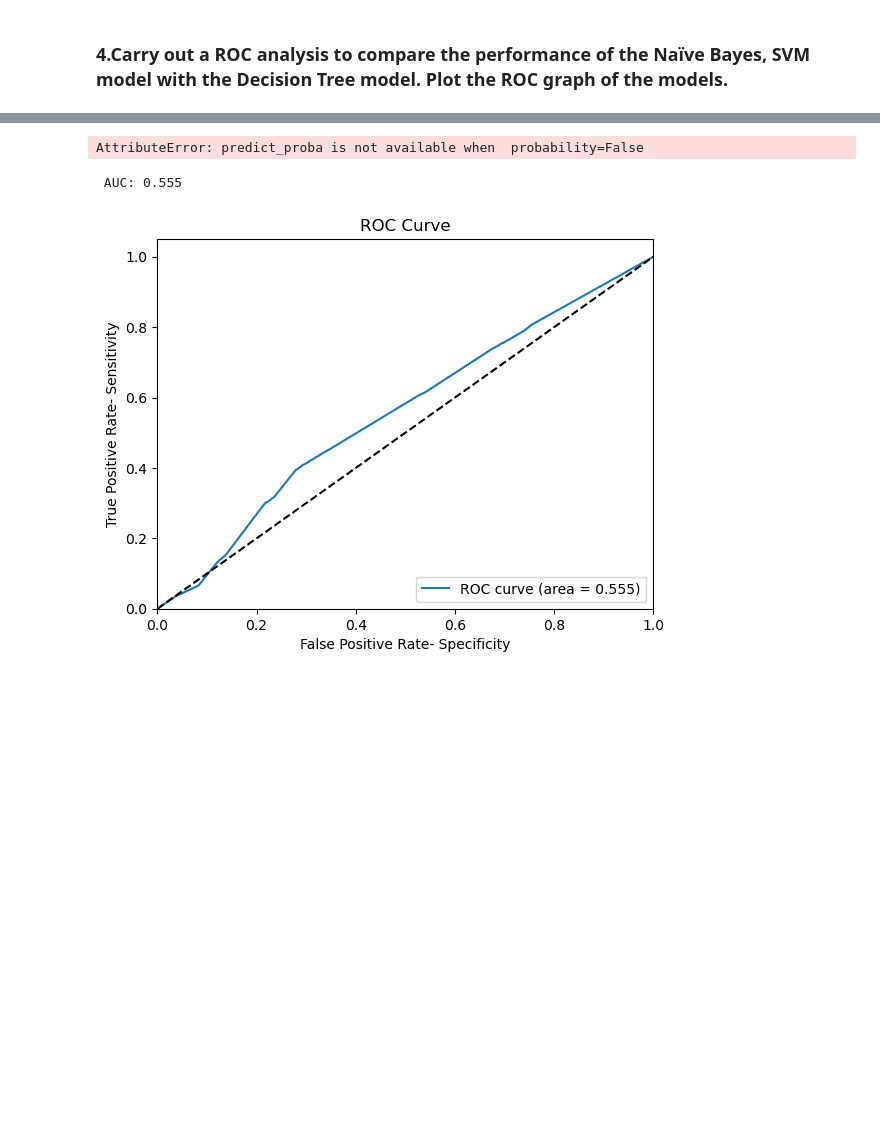
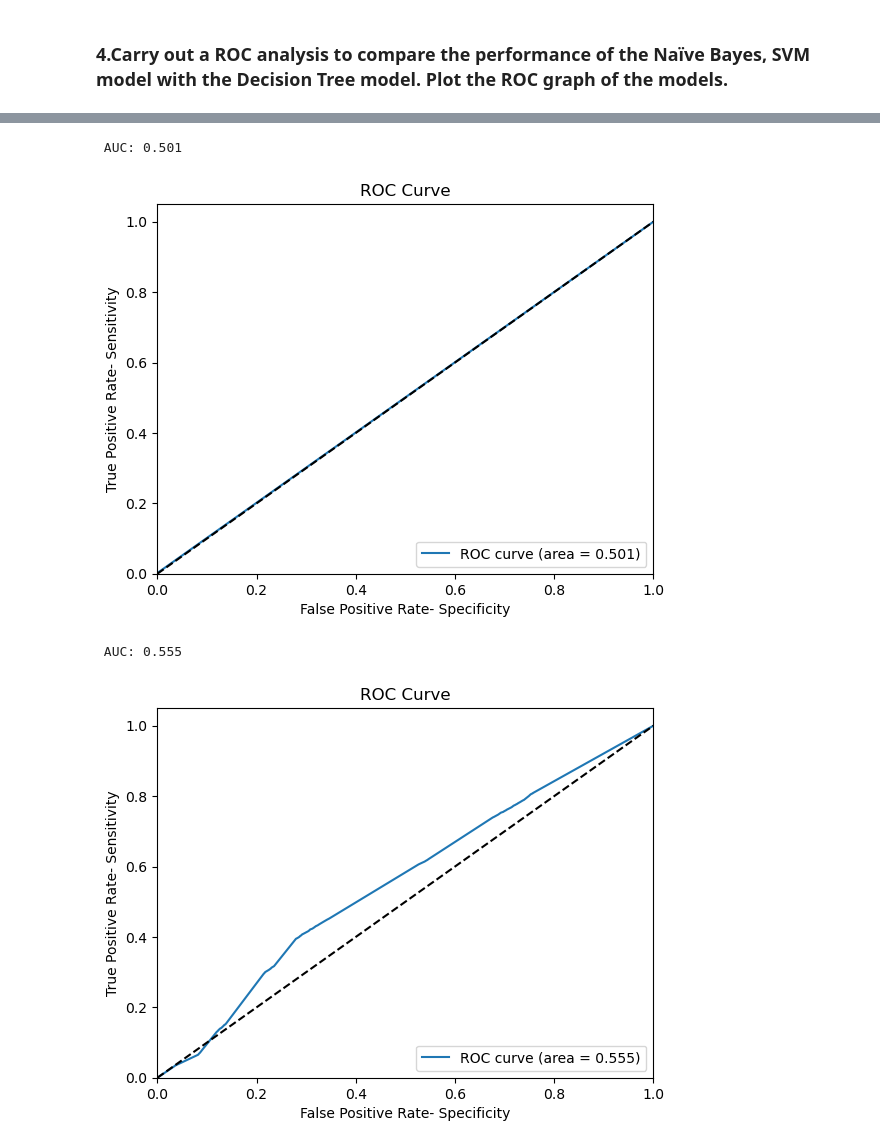
Before and after one commit to Liuyi95/IAI5101_Assignment1, a Jupyter notebook: Assignment1.ipynb, the cells around one changed output, grey strips where cells are left out. Saved outputs shown, nothing was run; the diff lists cells and outputs as text; code cells hidden in the pictures; blank space fills up the shorter version.

```diff
--- a/Assignment1.ipynb
+++ b/Assignment1.ipynb
@@ -585,9 +618,8 @@ print("Specificity - naive bayes:", (TN / float(TN + FP)))
 # %%
-#SVM
 from sklearn.svm import SVC
 from sklearn import metrics
 
-svm = SVC()
+SVM = SVC(random_state=0, probability=True)
 svm.fit(X_train, y_train)
 svm_pred = svm.predict(X_test)
 svm_report = classification_report(y_test, svm_pred)
@@ -676,20 +722,22 @@ plt.show()
 # %%
 ##SVM Auc, and ROC
-fpr, tpr, _ = metrics.roc_curve(y, svm.predict_proba(X)[:,1])
+
+fpr, tpr, _ = metrics.roc_curve(y, svm.predict(X))
 roc_auc = metrics.auc(fpr, tpr)
 print(' AUC: %0.3f' % roc_auc)
 plt.figure()
 plt.plot(fpr, tpr, label='ROC curve (area = %0.3f)' % roc_auc)
 plt.plot([0, 1], [0, 1], 'k--')
 plt.xlim([0.0, 1.0])
 plt.ylim([0.0, 1.05])
 plt.xlabel('False Positive Rate- Specificity')
 plt.ylabel('True Positive Rate- Sensitivity')
 plt.title('ROC Curve')
 plt.legend(loc="lower right")
 plt.show()
 # %% [output]
-AttributeError: predict_proba is not available when  probability=False
+ AUC: 0.501
+[figure, added]
 # %%
 ##Decision tree Auc, and ROC
 fpr, tpr, _ = metrics.roc_curve(y, dt.predict_proba(X)[:,1])
```
Also changed, not shown: parts of 24 cells of this notebook.
